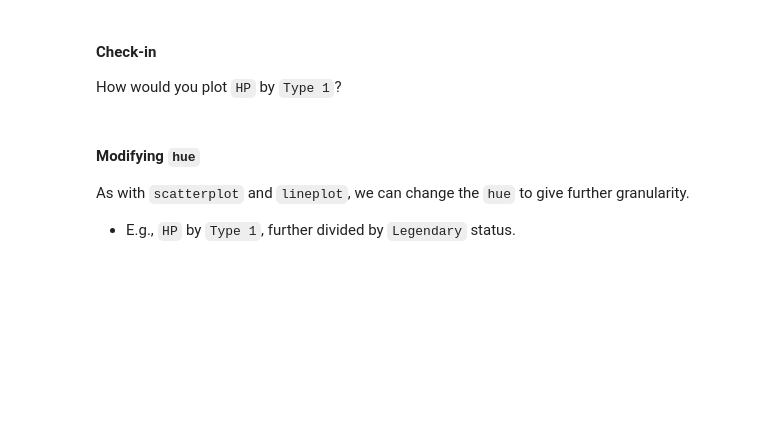
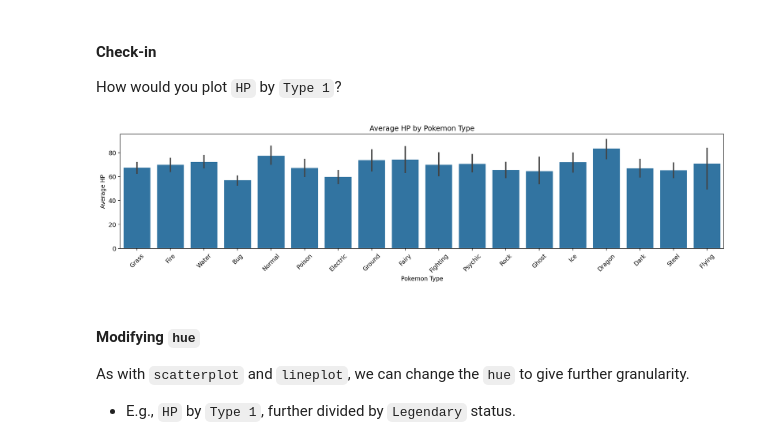
Before and after one commit to PawelNecel05/ds2025, a Jupyter notebook: Exercise6.ipynb, the cells around one changed output. Saved outputs shown, nothing was run; the diff lists cells and outputs as text; code cells hidden in the pictures; blank space fills up the shorter version.

```diff
--- a/Exercise6.ipynb
+++ b/Exercise6.ipynb
@@ -329,7 +329,15 @@ sns.barplot(data = df_pokemon,
 
 How would you plot `HP` by `Type 1`?
 # %%
-### Your code here
+plt.figure(figsize=(15,4))
+sns.barplot(data=df_pokemon, x="Type 1", y="HP")
+plt.title("Average HP by Pokemon Type")
+plt.xticks(rotation=45) # rotate x-axis labels for better readability
+plt.xlabel("Pokemon Type")
+plt.ylabel("Average HP")
+plt.tight_layout()
+# %% [output]
+[figure, added]
 # %% [markdown]
 #### Modifying `hue`
 
```
Also changed, not shown: parts of 5 cells of this notebook.
